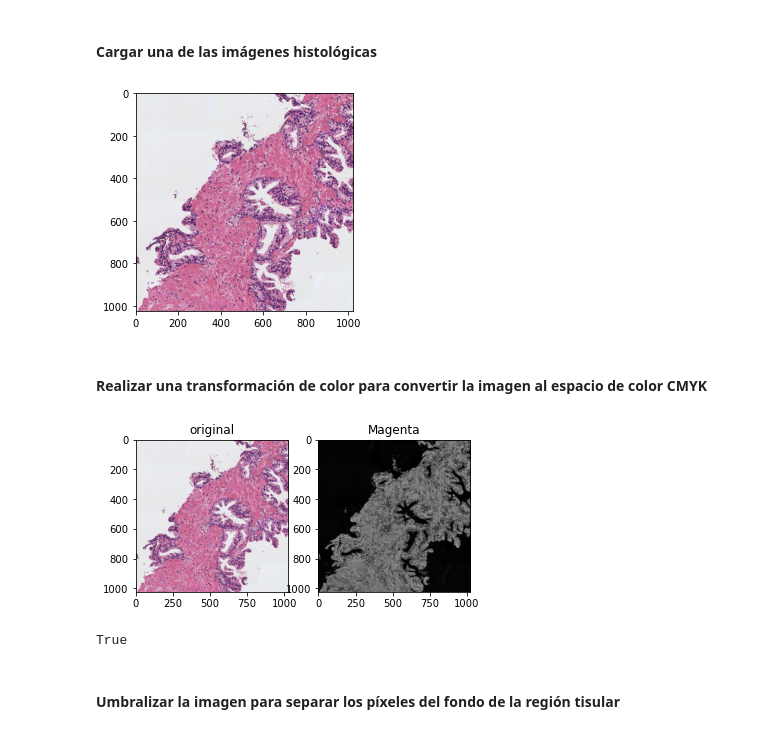
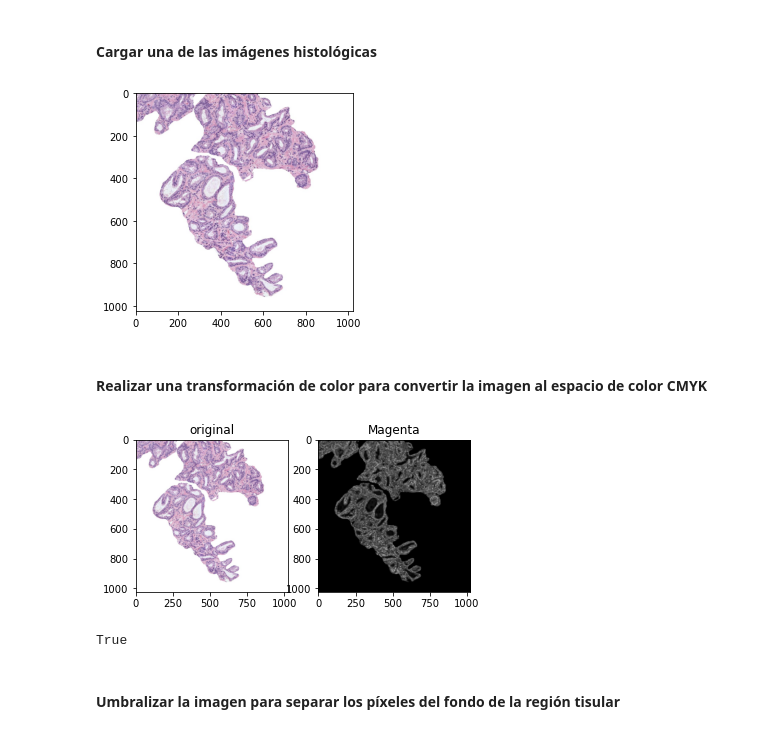
Before and after one commit to MauGutierrez/Master-AI, a Jupyter notebook: Aprendizaje Supervisado/Actividad Portafolio/Actividad_Portfolio(1).ipynb, the cells around one changed output. Cells and saved outputs as stored; diff of their text form; code cells hidden in the pictures.

```diff
--- a/Aprendizaje Supervisado/Actividad Portafolio/Actividad_Portfolio(1).ipynb
+++ b/Aprendizaje Supervisado/Actividad Portafolio/Actividad_Portfolio(1).ipynb
@@ -3,20 +3,20 @@
 # %%
 # Utiliza la librería skimage.io para leer la imagen 'histo_x.jpg' y visualízala usando la librería de matplotlib.
 # Recuerda normalizar la imagen diviéndola entre 255
 
 import matplotlib.pyplot as plt
 import cv2
 import numpy as np
 import os
 from skimage import io
 
-img = io.imread('img/histo_1.jpg')
-# img = io.imread('img/histo_2.jpg')
+# img_rgb = io.imread('img/histo_1.jpg')/255
+img_rgb = io.imread('img/histo_2.jpg')/255
 
-plt.imshow(img)
+plt.imshow(img_rgb)
 plt.show()
 # %% [output]
-[figure, old version]
+[figure, new version]
 # %% [markdown]
 #### Realizar una transformación de color para convertir la imagen al espacio de color CMYK
 # %%
@@ -24,26 +24,26 @@ plt.show()
 # 2) Visualiza la imagen con la librería de matplotlib.
 # 3) Guarda la imagen Magenta con cv2.imwrite con el nombre "1_imagen_magenta.png"
 
-img_rgb = cv2.imread('img/histo_1.jpg')
-# img_rgb = cv2.imread('img/histo_2.jpg')
-rgb = img_rgb.astype('uint8')/255
+# img_rgb = cv2.imread('img/histo_1.jpg')
+# # img_rgb = cv2.imread('img/histo_2.jpg')
+# rgb = img_rgb.astype('uint8')/255
 
 with np.errstate(invalid='ignore', divide='ignore'):
-    K = 1 - np.max(rgb, axis=2)
-    C = (1-rgb[...,2] - K)/(1-K)
-    M = (1-rgb[...,1] - K)/(1-K)
-    Y = (1-rgb[...,0] - K)/(1-K)
+    K = 1 - np.max(img_rgb, axis=2)
+    C = (1-img_rgb[...,2] - K)/(1-K)
+    M = (1-img_rgb[...,1] - K)/(1-K)
+    Y = (1-img_rgb[...,0] - K)/(1-K)
 
 CMYK = (np.dstack((C,M,Y,K)))
 C,M,Y,K = cv2.split(CMYK)
 fig, ax = plt.subplots(1,2)
 
-ax[0].imshow(img, cmap='gray'), ax[0].set_title('original')
+ax[0].imshow(img_rgb, cmap='gray'), ax[0].set_title('original')
 ax[1].imshow(M, cmap='gray'), ax[1].set_title('Magenta')
 plt.show()
 cv2.imwrite('img' + os.sep + '1_imagen_magenta.png', M*255)
 # %% [output]
-[figure, old version]
+[figure, new version]
 True
 # %% [markdown]
 #### Umbralizar la imagen para separar los píxeles del fondo de la región tisular
```
Also changed, not shown: parts of 7 cells of this notebook, 8 other files.
